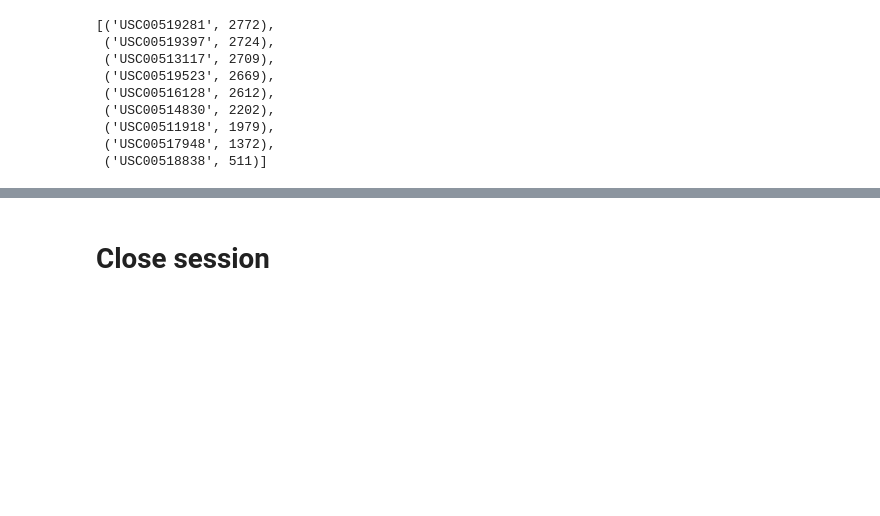
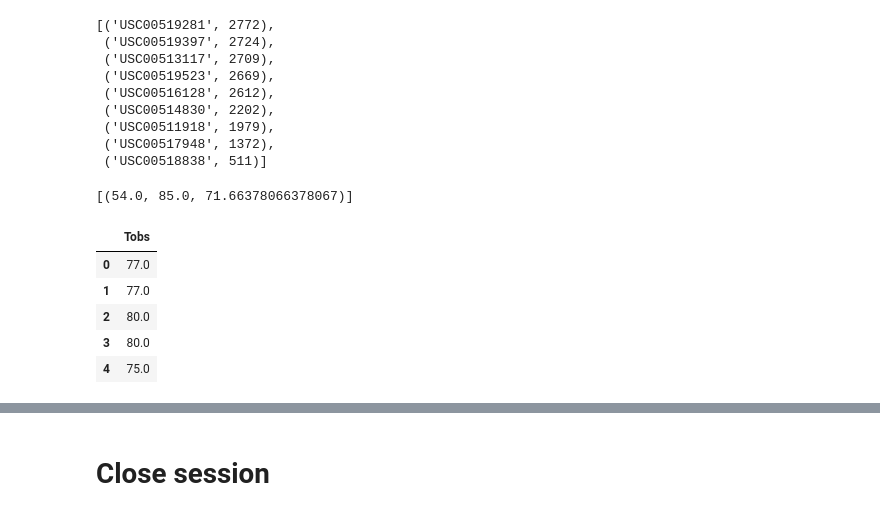
Before and after one commit to pfeliciano1/sqlalchemy-challenge, a Jupyter notebook: climate_starter.ipynb, the cells around one changed output, grey strips where cells are left out. Cells and saved outputs as stored; diff of their text form; code cells hidden in the pictures; blank space fills up the shorter version.

```diff
--- a/climate_starter.ipynb
+++ b/climate_starter.ipynb
@@ -144,3 +144,12 @@ active_stations
 # %%
 # Using the station id from the previous query, calculate the lowest,
 # highest, and average temperature recorded for this station.
+sel = [func.min(Measurement.tobs),
+       func.max(Measurement.tobs),
+       func.avg(Measurement.tobs)
+      ]
+temp_average = session.query(*sel).\
+    filter(Measurement.station == 'USC00519281').all()
+temp_average
+# %% [output]
+[(54.0, 85.0, 71.66378066378067)]
@@ -149,0 +156,17 @@ active_stations
+# %%
+# Query the last 12 months of temperature observation data for this station.
+temp_data = session.query(Measurement.tobs).\
+    filter(Measurement.date >= one_year_ago).\
+    filter(Measurement.station == 'USC00519281').\
+    order_by(Measurement.date).all()
+
+# Convert your results into a pandas DataFrame with date as index.
+temp_df = pd.DataFrame(temp_data, columns=["Tobs"])
+temp_df.head()
+# %% [output]
+|  | Tobs |
+| 0 | 77.0 |
+| 1 | 77.0 |
+| 2 | 80.0 |
+| 3 | 80.0 |
+| 4 | 75.0 |
```
Also changed, not shown: parts of 4 cells of this notebook, 2 other files.
